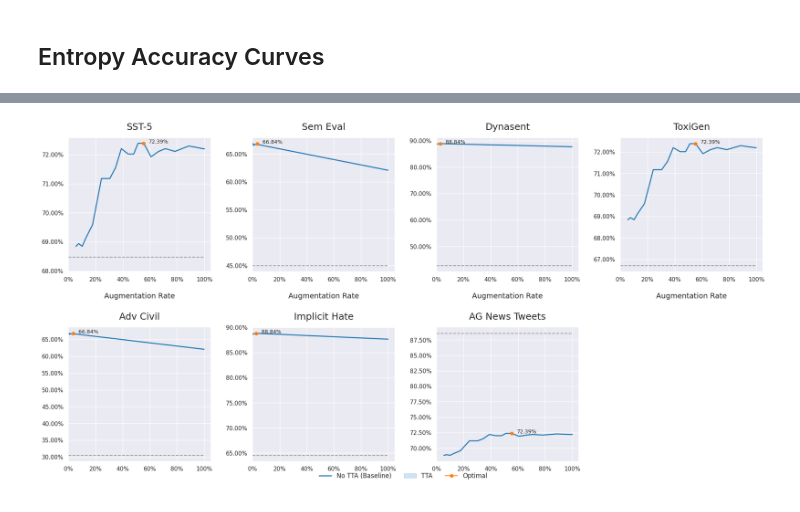
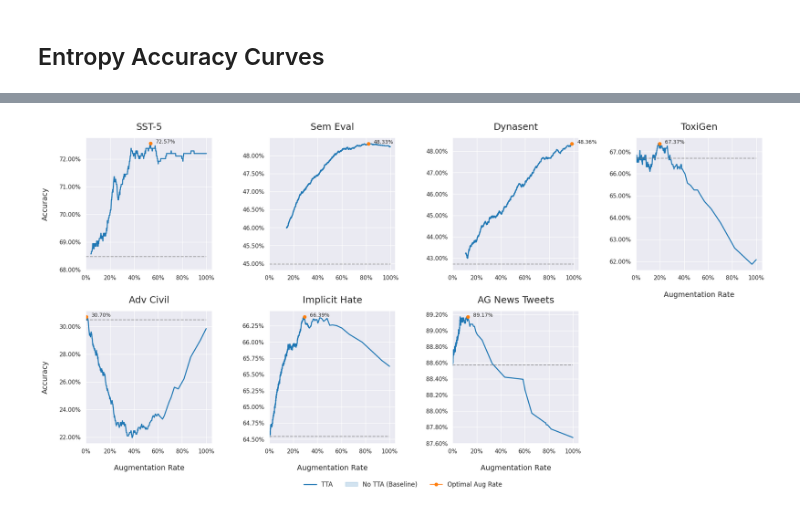
Before and after one commit to Kyle1668/LLM-TTA, a Jupyter notebook: notebooks/method_analysis_paper.ipynb, the cells around one changed output, grey strips where cells are left out. Drawn from its saved outputs; the diff is of its cells as text; code cells hidden in the pictures.

```diff
--- a/notebooks/method_analysis_paper.ipynb
+++ b/notebooks/method_analysis_paper.ipynb
@@ -35,0 +55,13 @@ agt_data.head()
+# %%
+thresholds = np.arange(0, 1, 0.00001)
+# thresholds = np.arange(0, 1, 0.05)
+
+baseline_perf = {
+    "SST-5": 0.6847,
+    "Sem Eval": 0.4498,
+    "Dynasent": 0.4271,
+    "ToxiGen": 0.6670,
+    "Adv Civil": 0.3050,
+    "Implicit Hate": 0.6454,
+    "AG News Tweets": 0.8857,
+}
@@ -36,14 +156,8 @@ agt_data.head()
 # %%
-import matplotlib.pyplot as plt
-import seaborn as sns
-sns.set_context("notebook")
-sns.set_style("darkgrid")
-
 fig, axs = plt.subplots(ncols=4, figsize=(20, 10), nrows=2)
 
 def calculate_entropy_threshold_jugments(inference_log_frame, dataset_name, half=False):
-    # thresholds = np.arange(0, 1, 0.0005)
-    thresholds = np.arange(0, 1, 0.05)
+    # thresholds = np.arange(0, 1, 0.0001)
     threshold_scores = []
     threshold_rewrite_rates = []
     for t in tqdm(thresholds, desc="Calculating entropy threshold scores"):
@@ -68,8 +182,8 @@ def calculate_entropy_threshold_jugments(inference_log_frame, dataset_name, half
     figure = axs[coordinates[dataset_name][0]][coordinates[dataset_name][1]]
     figure = sns.lineplot(data=thresholds_frame, x="rewrite_rate", y="accuracy", label="TTA", ax=figure)
     figure.set_title(dataset_name, fontsize=18, pad=15)
-    figure.set_xlabel("Augmentation Rate" if coordinates[dataset_name][0] == 0 else "", labelpad=20, fontsize=14)
-    figure.set_ylabel("Accuracy" if coordinates[dataset_name][0] == 0 == 1 else "", labelpad=20, fontsize=14)
+    figure.set_xlabel("Augmentation Rate" if dataset_name in ["ToxiGen", "Adv Civil", "Implicit Hate", "AG News Tweets"] else "", labelpad=20, fontsize=14)
+    figure.set_ylabel("Accuracy" if dataset_name in ["SST-5", "Adv Civil"] else "", labelpad=20, fontsize=14)
     figure.title.set_size(18)
     figure.xaxis.set_major_formatter(plt.FuncFormatter(lambda x, loc: "{:.0%}".format(x)))
     figure.yaxis.set_major_formatter(plt.FuncFormatter(lambda x, loc: "{:.2%}".format(x)))
@@ -92,35 +206,10 @@ def calculate_entropy_threshold_jugments(inference_log_frame, dataset_name, half
                     ha="left",
                     fontsize=10)
 
-    baseline_perf = {
-        "SST-5": 0.6847,
-        "Sem Eval": 0.4498,
-        "Dynasent": 0.4271,
-        "ToxiGen": 0.6670,
-        "Adv Civil": 0.3050,
-        "Implicit Hate": 0.6454,
-        "AG News Tweets": 0.8857,
-    }
+    figure.plot([0, 1], [baseline_perf[dataset_name], baseline_perf[dataset_name]], color="gray", linestyle="--", linewidth=1.5, alpha=0.75, label="No TTA (Baseline)")
 
-    # plot dashed gray line representing the baseline withour augmentation
-    figure.plot([0, 1], [baseline_perf[dataset_name], baseline_perf[dataset_name]], color="gray", linestyle="--", linewidth=1.5, alpha=0.75, label="No TTA (Baseline)")
-    # figure.axhline(baseline_perf[dataset_name], color="gray", linestyle="--", linewidth=1.5, alpha=0.75)
-
-
-    # Add padidng on the y axis if the gray line is too close to the bottom
     if dataset_name == "SST-5":
         figure.set_ylim(bottom=baseline_perf[dataset_name] - 0.005)
-
-    # set legend outside of the graph where the gray line is "Baseline" and the blue line is "Augmented". Baseline is adashed light gray line
-    # if dataset_name == "AG News Tweets":
-    #     # legend should be vertical outside to the right
-    #     figure.legend(loc="center left", bbox_to_anchor=(1.05, 0.5), fontsize=12, frameon=False)
-    # if dataset_name == "Implicit Hate":
-        # legend should be horizontal outside to the bottom
-        # figure.legend(loc="upper center", bbox_to_anchor=(0.5, -0.25), fontsize=12, frameon=False, ncol=3)
-
-    # Display the graph
-    # plt.show()
 
     target_threshold = None
     if half is False:
@@ -144,24 +233,16 @@ def get_threshold_accuracy(threshold, inference_logs_frame):
     return report["accuracy"], llm_call_rate
 
 
+calculate_entropy_threshold_jugments(sst5_data, "SST-5")
+calculate_entropy_threshold_jugments(semval_data, "Sem Eval")
+calculate_entropy_threshold_jugments(dynasent_data, "Dynasent")
+calculate_entropy_threshold_jugments(toxigen_data, "ToxiGen")
+calculate_entropy_threshold_jugments(adv_civil_data, "Adv Civil")
+calculate_entropy_threshold_jugments(implicit_hate_data, "Implicit Hate")
+calculate_entropy_threshold_jugments(agt_data, "AG News Tweets")
 
-calculate_entropy_threshold_jugments(sst5_data, "SST-5")
-calculate_entropy_threshold_jugments(toxigen_data, "Sem Eval")
-calculate_entropy_threshold_jugments(agt_data, "Dynasent")
-calculate_entropy_threshold_jugments(sst5_data, "ToxiGen")
-calculate_entropy_threshold_jugments(toxigen_data, "Adv Civil")
-calculate_entropy_threshold_jugments(agt_data, "Implicit Hate")
-calculate_entropy_threshold_jugments(sst5_data, "AG News Tweets")
-
-# don't display subplots without data
-# fig.delaxes(axs[2, 1])
-# fig.delaxes(axs[2, 2])
 fig.delaxes(axs[1, -1])
-# plot legend with no dup;icates
-fig.legend(loc="lower center", fontsize=12, frameon=False, ncol=3, labels=["No TTA (Baseline)", "TTA", "Optimal"])
-
-# have padding between rows
+fig.legend(loc="lower center", fontsize=12, frameon=False, ncol=3, labels=["TTA", "No TTA (Baseline)", "Optimal Aug Rate"], bbox_to_anchor=(0.5, -0.025))
 fig.tight_layout(pad=2.0)
-
-fig.savefig("../datasets/analysis/acc_rewrite_curves.png", bbox_inches="tight")
+fig.savefig("../datasets/analysis/entropy_figures/appendix_acc_rewrite_curves.png", bbox_inches="tight")
 # %% [output]
@@ -168 +268 @@ fig.savefig("../datasets/analysis/acc_rewrite_curves.png", bbox_inches="tight")
-[figure, old version]
+[figure, new version]
```
Also changed, not shown: parts of 15 cells of this notebook, 3 other files.
